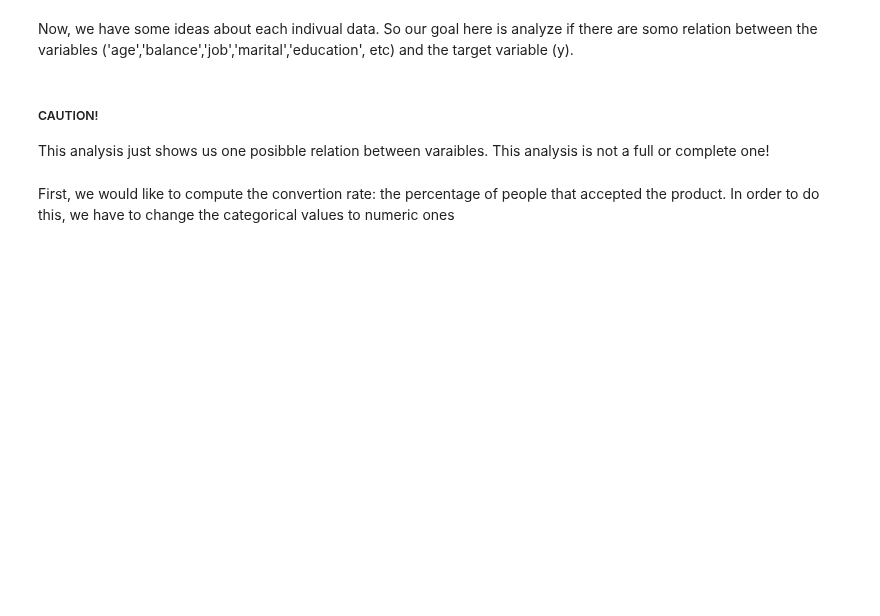
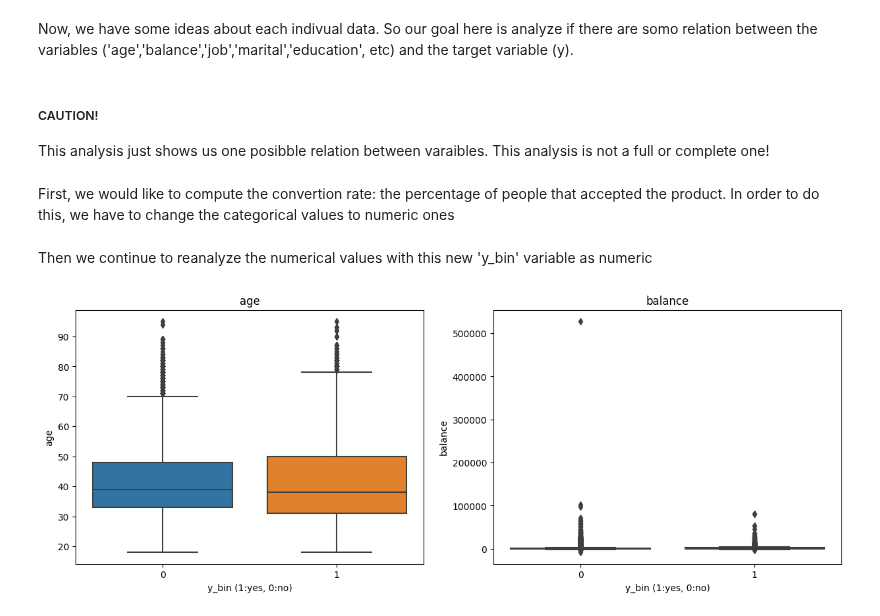
Before and after one commit to MarioSolisB/Profile_of_a_bank_coustomer, a Jupyter notebook: EDA.ipynb, the cells around one changed output. Drawn from its saved outputs; the diff is of its cells as text; code cells hidden in the pictures; blank space fills up the shorter version.

```diff
--- a/EDA.ipynb
+++ b/EDA.ipynb
@@ -241,3 +241,16 @@ First, we would like to compute the convertion rate: the percentage of people th
 dictionary = {'yes':1, 'no':0}
 binary = data_cleanned['y'].map(dictionary)
 data_cleanned['y_bin'] = binary #This is a new column!S
+# %% [markdown]
+Then we continue to reanalyze the numerical values with this new 'y_bin' variable as numeric
+# %%
+
+fig, ax = plt.subplots(nrows=1, ncols=2, figsize=(15,5))
+fig.subplots_adjust(hspace=0.25)
+
+for i, col in enumerate(col_num):
+    bplt = sns.boxplot(x='y_bin', y=col, data=data_cleanned, ax=ax[i])
+    ax[i].set_xlabel('y_bin (1:yes, 0:no)')
+    ax[i].set_title(col)
+# %% [output]
+[figure, added]
```
